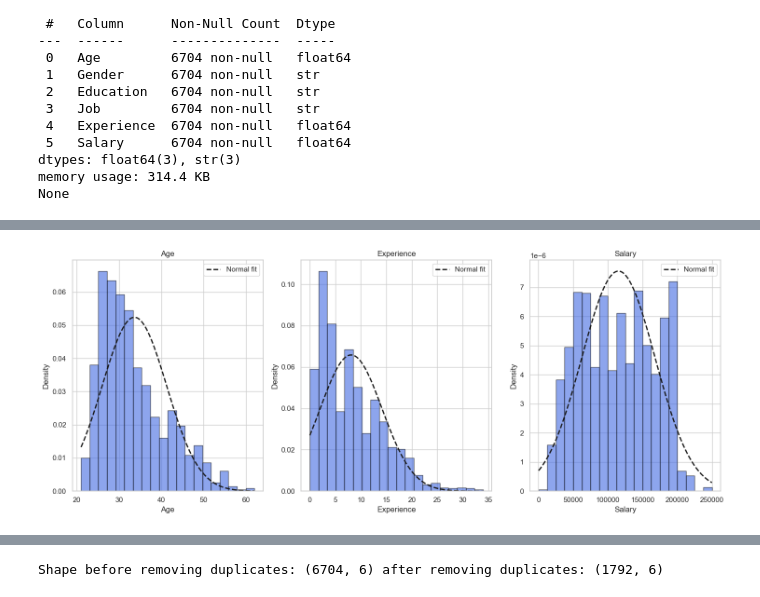
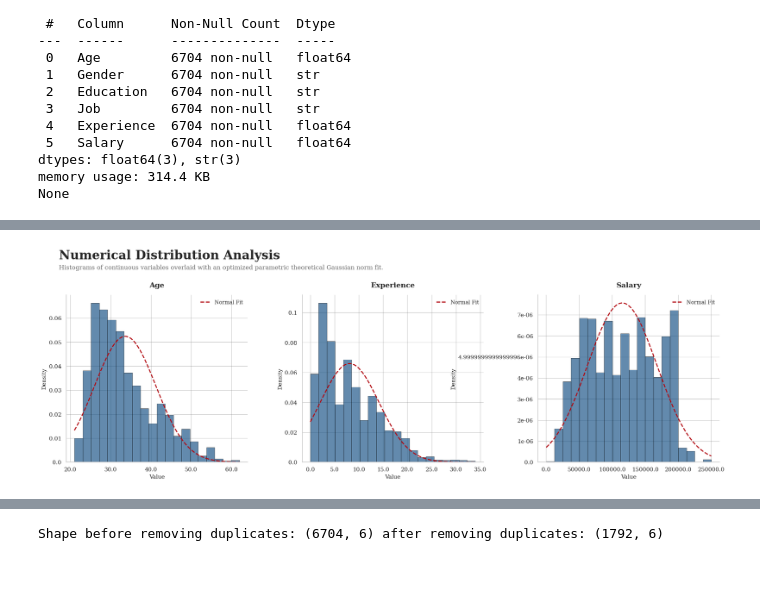
Before and after one commit to AsharArmoghan/Salary_Prediction_model, a Jupyter notebook: salary_prediction_model.ipynb, the cells around one changed output, grey strips where cells are left out. Drawn from its saved outputs; the diff is of its cells as text; code cells hidden in the pictures.

```diff
--- a/salary_prediction_model.ipynb
+++ b/salary_prediction_model.ipynb
@@ -17,13 +17,14 @@ from sklearn.metrics import (
     root_mean_squared_error,
 )
 from sklearn.model_selection import train_test_split
+import warnings
 
+warnings.filterwarnings('ignore')
 filePath = "Salary_Data.csv"
 
 df = kagglehub.dataset_load(
     KaggleDatasetAdapter.PANDAS, "mohithsairamreddy/salary-data", filePath
 )
-sns.set_style("whitegrid")
 print(df.info())
 print(df.describe())
 print(f"Shape: {df.shape}")
@@ -232,25 +405,61 @@ junior business operations analyst   17675.00   17675.0      2  24501.25
 # %%
-sns.set_theme(style="whitegrid")
-fig, axes = plt.subplots(1, 3, figsize=(15, 6))
+# Numerical Features Analysis
+numeric_features = df.select_dtypes(include=[np.number]).columns.tolist()
+fig, axes = plt.subplots(1, 3, figsize=(20, 7))
 for idx, col in enumerate(numeric_features):
-    axes[idx].hist(
-        df[col], bins=20, density=True, alpha=0.6, color='royalblue', edgecolor='black'
+    ax = axes[idx]
+
+    ax.hist(
+        df[col],
+        bins=20,
+        density=True,
+        alpha=0.65,
+        color=color_map[1],
+        edgecolor='black',
+        linewidth=0.6,
     )
-    axes[idx].set_title(col)
-    axes[idx].set_xlabel(col)
-    axes[idx].set_ylabel('Frequency')
-    # Calculate and plot normal distribution curve
+
     mu = df[col].mean()
     sigma = df[col].std()
     x = np.linspace(df[col].min(), df[col].max(), 100)
-    # using formula for normal dist
     y = 1 / (sigma * np.sqrt(2 * np.pi)) * np.exp(-0.5 * ((x - mu) / sigma) ** 2)
-    axes[idx].plot(x, y, 'k--', linewidth=2, label='Normal fit')
-    axes[idx].set_title(col)
-    axes[idx].set_xlabel(col)
-    axes[idx].set_ylabel('Density')  # Changed from 'Frequency' to 'Density'
-    axes[idx].legend()
-plt.tight_layout()
+
+    ax.plot(x, y, color=color_map[0], linestyle='--', linewidth=2, label='Normal Fit')
+
+    ax.set_title(col, fontsize=14, fontweight='bold', fontfamily='serif', pad=15)
+    ax.set_xlabel('Value', fontfamily='serif', fontsize=11)
+    ax.set_ylabel('Density', fontfamily='serif', fontsize=11)
+    ax.set_xticklabels(ax.get_xticks(), fontfamily='serif')
+    ax.set_yticklabels(ax.get_yticks(), fontfamily='serif')
+
+    ax.legend(frameon=False, prop={'family': 'serif', 'size': 10})
+    ax.grid(axis='y', linestyle='-', alpha=0.4, color='gray')
+
+    for s in ['top', 'right']:
+        ax.spines[s].set_visible(False)
+
+fig.text(
+    0.05,
+    0.94,
+    'Numerical Distribution Analysis',
+    fontsize=24,
+    fontweight='bold',
+    fontfamily='serif',
+)
+
+fig.text(
+    0.05,
+    0.90,
+    'Histograms of continuous variables overlaid with an optimized parametric theoretical Gaussian norm fit.',
+    fontsize=12,
+    fontweight='light',
+    fontfamily='serif',
+    color='dimgray',
+)
+
+fig.subplots_adjust(left=0.06, right=0.95, top=0.80, bottom=0.15, wspace=0.3)
+
+plt.show()
 # %% [output]
-[figure, old version]
+[figure, new version]
 # %%
```
Also changed, not shown: parts of 10 cells of this notebook.
